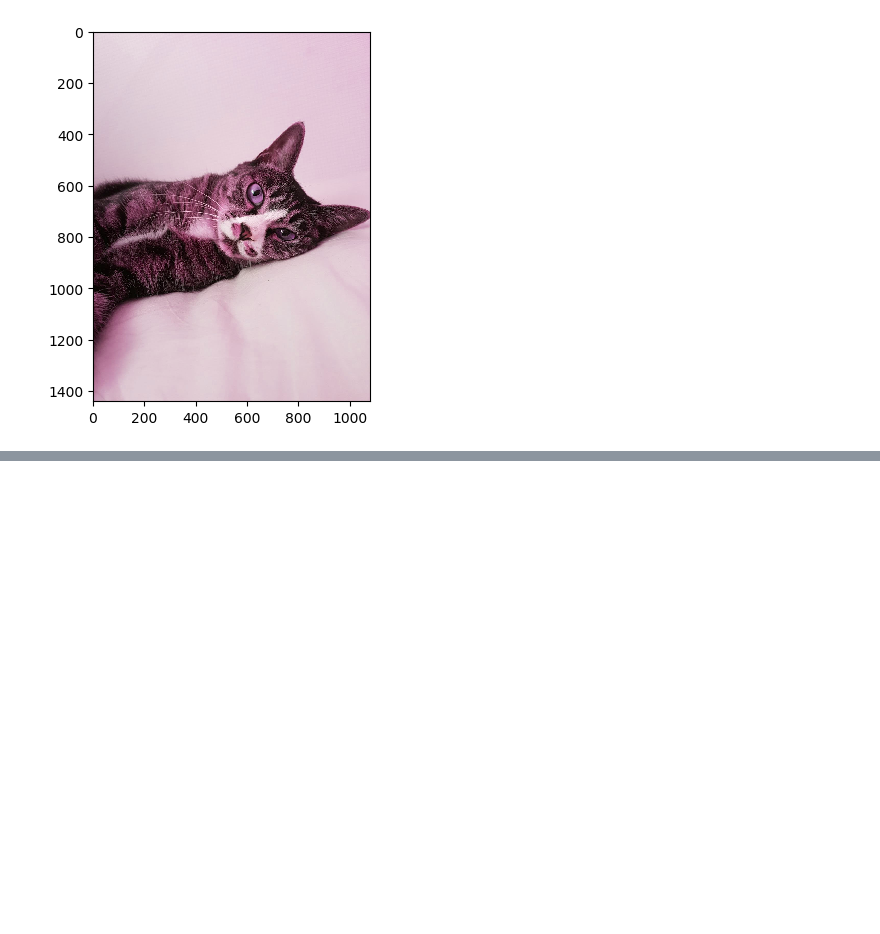
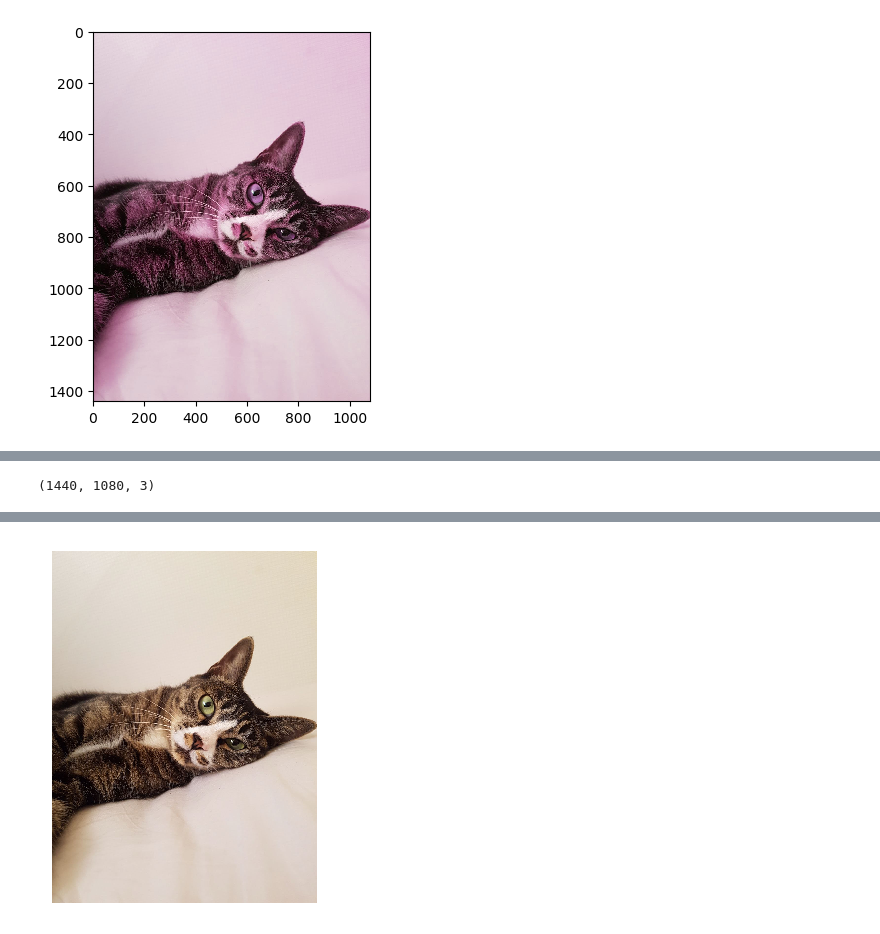
Before and after one commit to frhyme/frhyme.github.io, a Jupyter notebook: _posts/personal_ipynb/180628_img_preprocessing.ipynb, the cells around one changed output, grey strips where cells are left out. Cells and saved outputs as stored; diff of their text form; code cells hidden in the pictures; blank space fills up the shorter version.

```diff
--- a/_posts/personal_ipynb/180628_img_preprocessing.ipynb
+++ b/_posts/personal_ipynb/180628_img_preprocessing.ipynb
@@ -272,0 +276,51 @@ video_url = '../../assets/images/markdown_img/180702_cat_blending.mp4'
+# %%
+import matplotlib.animation as animation
+import numpy as np
+import matplotlib.pyplot as plt
+import matplotlib.image as mpimg # img read
+from IPython.display import HTML
+
+
+def show_video_in_jupyter_nb(width, height, video_url):
+    return HTML("""<video width="{}" height="{}" controls>
+    <source src={} type="video/mp4">
+    </video>""".format(width, height, video_url))
+
+def make_video(output_file_path):
+    """
+    - np.array로 넘기는 것은 문제가 없는데, np.array를 모두 0과 1사이의 float으로 변형해서 넘길 것
+    """
+    ### read data
+    img1 = mpimg.imread("/Users/frhyme/Downloads/IMG_9715.JPG")
+    img2 = img1*20
+    img1, img2 = img1/256, img2/256
+    height, width, layers = img1.shape
+    print(img1.shape)
+    ### make figure
+    fig = plt.figure(figsize=(3, 4))
+    plt.axis('off'), plt.xticks([]), plt.yticks([])
+    im = plt.imshow(img1,interpolation='nearest')
+
+    def update_img(f):#frame가 넘어옴
+        tmp = img1 * f + img2* (1-f)
+        im.set_data(tmp)# 데이터를 바꾸어주면서 그림을 그려야 함.
+        return im
+    """
+    frames: If an integer, then equivalent to passing range(frames)
+    interval: Delay between frames in milliseconds. Defaults to 200.
+    """
+    plt.tight_layout()
+    ani = animation.FuncAnimation(fig, func=update_img,
+                                  frames=np.linspace(0, 1, 150),
+                                  interval=500)
+    ## ffmpeg가 깔려 있어야 할 수 있는데 brew install ffmpeg 를 사용하는 것이 좋음.
+    writer = animation.writers['ffmpeg'](fps=25)
+    dpi = 512
+    ani.save(output_file_path,writer=writer,dpi=dpi)
+    return ani
+
+video_url = '../../assets/images/markdown_img/180702_cat_blending.mp4'
+make_video(video_url)
+show_video_in_jupyter_nb(200, 300, video_url)
+# %% [output]
+(1440, 1080, 3)
@@ -273 +328,2 @@ video_url = '../../assets/images/markdown_img/180702_cat_blending.mp4'
+[figure, added]
 # %%
```
Also changed, not shown: parts of 8 cells of this notebook, 5 other files.
